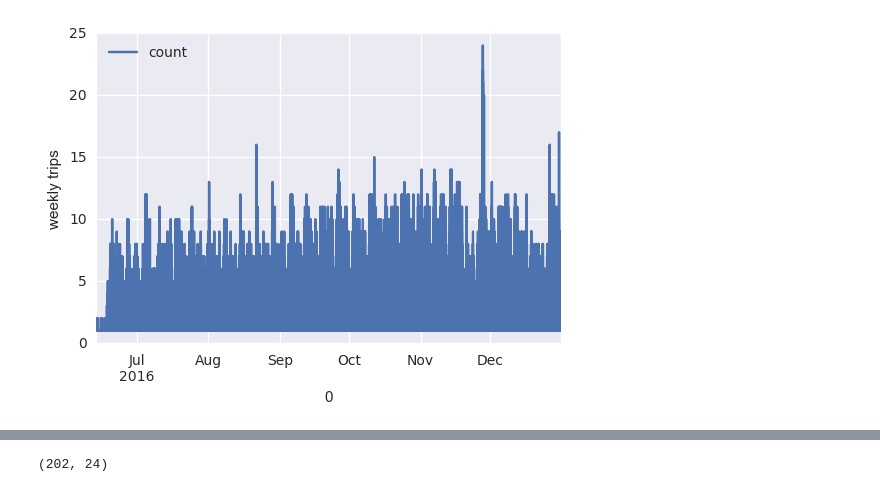
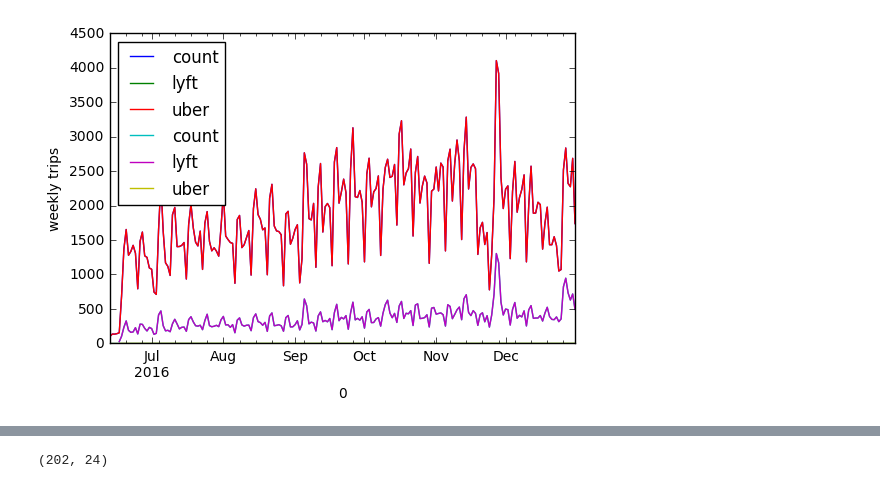
Before and after one commit to jessepisel/random_projects, a Jupyter notebook: PHX uber and lyft data.ipynb, the cells around one changed output, grey strips where cells are left out. Drawn from its saved outputs; the diff is of its cells as text; code cells hidden in the pictures.

```diff
--- a/PHX uber and lyft data.ipynb
+++ b/PHX uber and lyft data.ipynb
@@ -42,0 +16,8 @@ june.query('lyft == False ')
+# %%
+data.columns=['company']
+data['count']=1
+data['lyft']=data['company']=='Lyft'
+data['uber']=data['company']=='Uber'
+# %%
+lyfted=data.query('lyft == True ')
+ubered=data.query('uber == True')
@@ -43,6 +34,8 @@ june.query('lyft == False ')
 # %%
-d2=data.resample('1t').sum()
-d2.plot()
+d3=lyfted.resample('d').sum()
+d2=ubered.resample('d').sum()
+ax = d2.plot()
+d3.plot(ax=ax)
 plt.ylabel('weekly trips');
 # %% [output]
-[figure, old version]
+[figure, new version]
```
Also changed, not shown: parts of 16 cells of this notebook.
